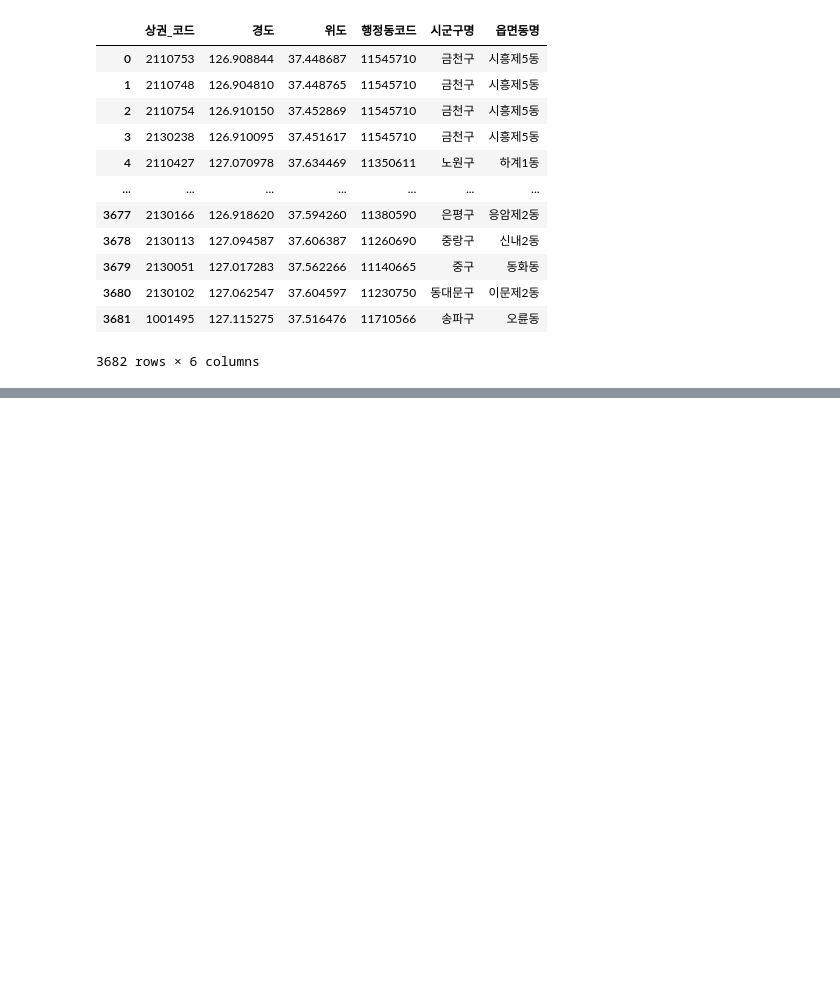
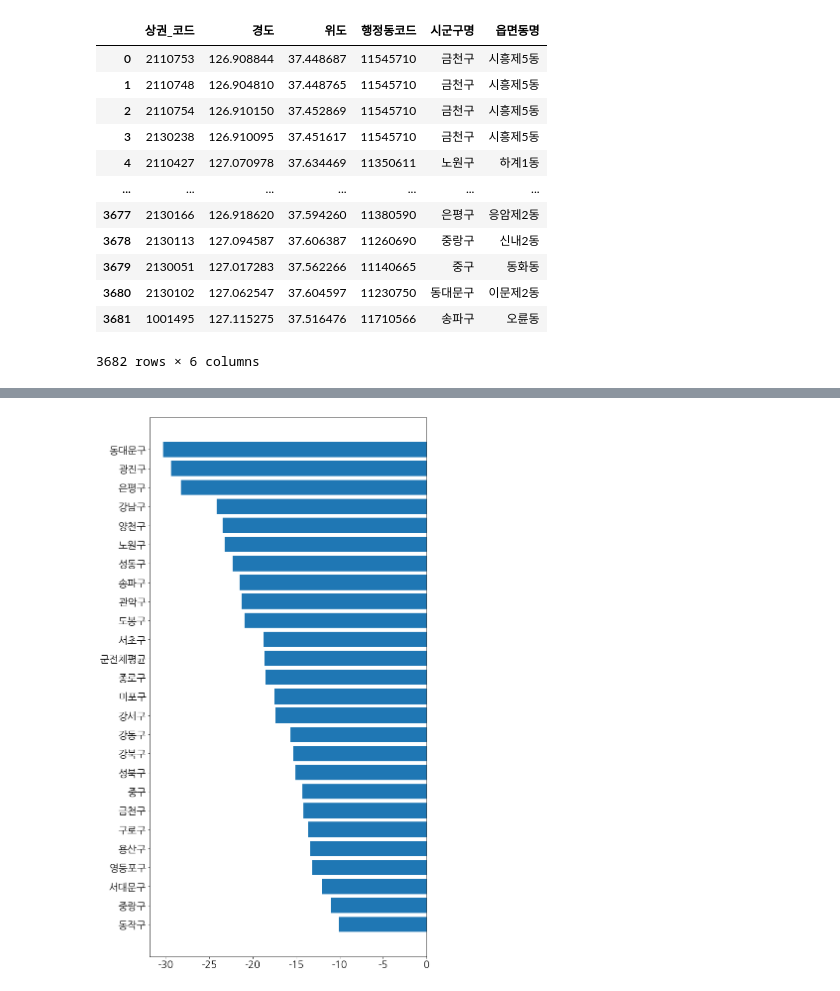
Before and after one commit to YongWanJin/KDTteam5_semiproject, a Jupyter notebook: code/코로나이후_매출액회복_시각화(리뉴얼, 미완).ipynb, the cells around one changed output, grey strips where cells are left out. Cells and saved outputs as stored; diff of their text form; code cells hidden in the pictures; blank space fills up the shorter version.

Commit message:
막대그래프, 지도시각화, 꺾은선그래프 완료

```diff
--- a/code/코로나이후_매출액회복_시각화(리뉴얼, 미완).ipynb
+++ b/code/코로나이후_매출액회복_시각화(리뉴얼, 미완).ipynb
@@ -134,28 +151,28 @@ sales = pd.merge(sales, sales_time)
 # %%
 ### 구별 전분기 대비 매출액 증가율 집계
 
-# 집계한 결과들을 기입하기 위한 변수 means_gu 생성
+# 집계한 결과들을 기입하기 위한 변수 inc_gu 생성
 # ex) 2019년4분기 : 2019년3분기 대비 2019년4분기의 매출액 증가율
 index = [gu for gu in sales['시군구명'].unique()]
 columns = ["2019년4분기", "2020년1분기", "2020년2분기", "2020년3분기", "2020년4분기",
            "2021년1분기", "2021년2분기", "2021년3분기", "2021년4분기", "2022년1분기"]
-means_gu = pd.DataFrame(index = index, columns = columns)
+inc_gu = pd.DataFrame(index = index, columns = columns)
 
 # 증가율 집계
 for p in range( len(sales['시점_구분_변수'].unique())-1 ) :
 
     means_before = sales[ sales['시점_구분_변수']==p ].groupby('시군구명')['분기당_매출_금액'].mean()
-    means_before = np.array(means_before) # 전분기
+    means_before = np.array(means_before) # 구 단위로 전 분기 매출 평균 계산
 
     means_now = sales[ sales['시점_구분_변수']==p+1 ].groupby('시군구명')['분기당_매출_금액'].mean()
-    means_now = np.array(means_now) # 이번 분기
+    means_now = np.array(means_now) # 구 단위로 이번 분기 매출 평균 계산
 
-    inc = (means_now - means_before)/means_before*100 # 전분기 대비 이번 분기 증가율 공식
+    inc = (means_now - means_before)/means_before*100 # 전분기 대비 이번 분기 매출 평균 증가율 계산
     inc = np.round(inc, 2).reshape(25,1)
     inc = inc.tolist()
-    means_gu.iloc[:,[p]] = inc # 입력
+    inc_gu.iloc[:,[p]] = inc # 입력
 
-display(means_gu) # 결과
+display(inc_gu) # 결과
 # %% [output]
 |  | 2019년4분기 | 2020년1분기 | 2020년2분기 | 2020년3분기 | 2020년4분기 | 2021년1분기 | 2021년2분기 | 2021년3분기 | 2021년4분기 | 2022년1분기 |
 | 종로구 | 10.78 | -18.52 | 4.96 | -2.78 | -7.45 | -8.26 | 19.57 | -14.81 | 29.28 | -15.09 |
@@ -190,0 +220,43 @@ display(means_gu) # 결과
+# %%
+### 1-1. 코로나 직후(2020년 1분기)에 타격을 가장 많이 받은 구 순으로 막대그래프
+
+# 막대그래프 그릴때 사용할 데이터프레임 inc_gu_2020q1 생성
+inc_gu_2020q1 = pd.DataFrame()
+inc_gu_2020q1['시군구명'] = inc_gu.index
+inc_gu_2020q1['2020년1분기'] = inc_gu['2020년1분기'].values
+
+inc_mean = inc_gu_2020q1['2020년1분기'].mean()
+inc_mean_df = pd.DataFrame({'시군구명':['군전체평균'], '2020년1분기':[inc_mean]})
+inc_gu_2020q1 = pd.concat([inc_gu_2020q1, inc_mean_df])
+
+inc_gu_2020q1.sort_values(by='2020년1분기', ascending=False, inplace=True)
+
+
+# 가로 막대그래프 생성
+
+y = np.arange(len(inc_gu_2020q1))  # 세로축에 들어갈 값
+values = inc_gu_2020q1['2020년1분기']   # 가로축에 들어갈 값
+
+plt.barh(y, values)
+plt.yticks(y, inc_gu_2020q1['시군구명'].values.tolist())
+
+
+plt.rc('font', family='NanumGothic') # 한글 글꼴 설정
+matplotlib.rcParams['axes.unicode_minus'] = False # 마이너스 부호 깨짐 방지
+
+plt.rcParams["figure.figsize"] = [10,20] # 그래프 전체 크기
+plt.rc('font', size=20)  # 글자 크기
+
+# 군전체평균만 색깔 다르게지정
+
+# 상위 5개는 좀더 튀는 색깔로
+
+# x축 인덱스 맨 위로
+
+# 막대그래프 왼쪽에 붙이기
+
+# 제목 지정
+
+plt.show()
+# %% [output]
+[figure, added]
```
Also changed, not shown: parts of 11 cells of this notebook.
